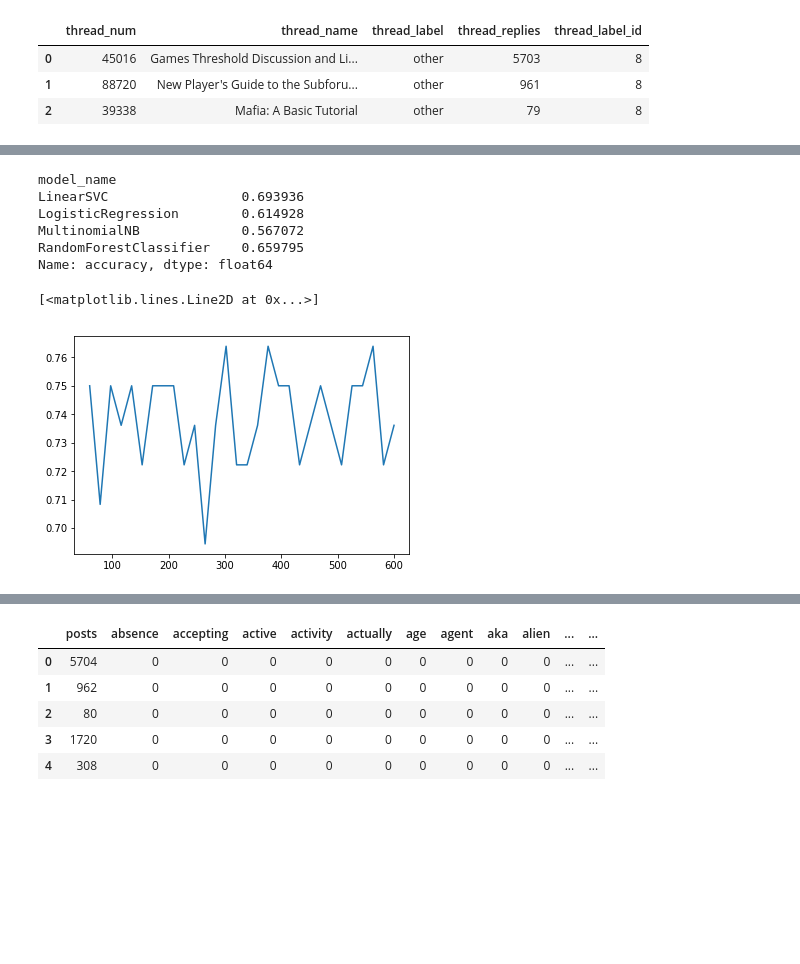
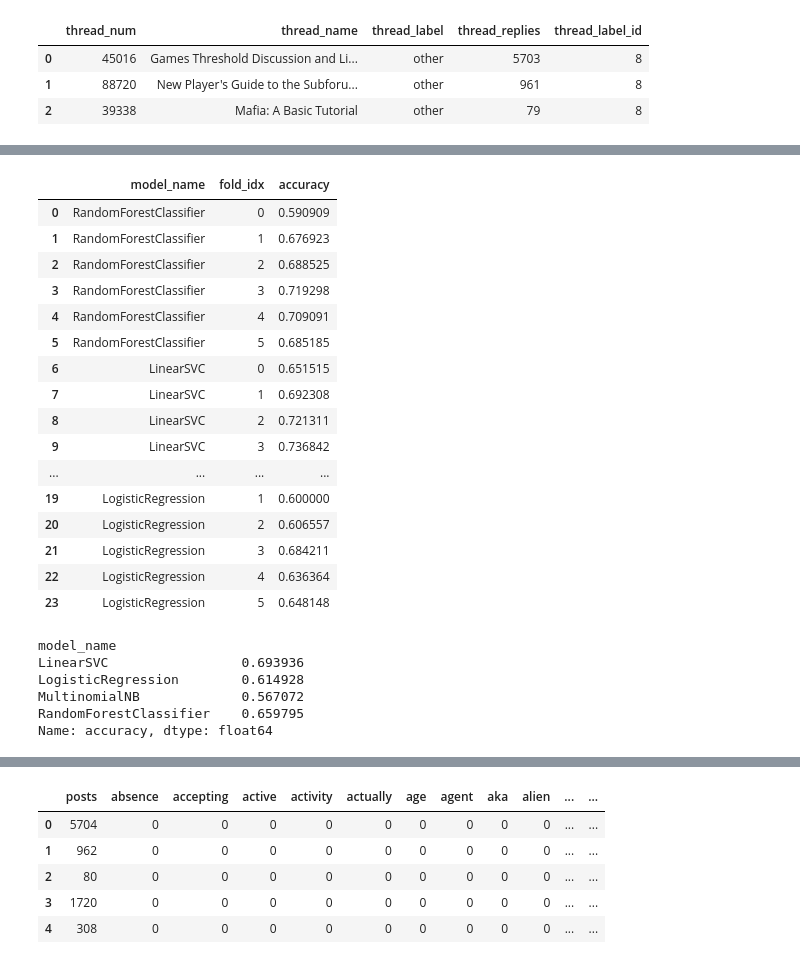
Before and after one commit to Nikishul/Kaggle-NMA-Competition, a Jupyter notebook: notebooks/Anatoly's Mafia prediction.ipynb, the cells around one changed output, grey strips where cells are left out. Drawn from its saved outputs; the diff is of its cells as text; code cells hidden in the pictures; blank space fills up the shorter version.

```diff
--- a/notebooks/Anatoly's Mafia prediction.ipynb
+++ b/notebooks/Anatoly's Mafia prediction.ipynb
@@ -150,2 +153,22 @@ RandomForestClassifier    0.675046
 Name: accuracy, dtype: float64
+# %%
+cv_df
+# %% [output]
+|  | model_name | fold_idx | accuracy |
+| 0 | RandomForestClassifier | 0 | 0.590909 |
+| 1 | RandomForestClassifier | 1 | 0.676923 |
+| 2 | RandomForestClassifier | 2 | 0.688525 |
+| 3 | RandomForestClassifier | 3 | 0.719298 |
+| 4 | RandomForestClassifier | 4 | 0.709091 |
+| 5 | RandomForestClassifier | 5 | 0.685185 |
+| 6 | LinearSVC | 0 | 0.651515 |
+| 7 | LinearSVC | 1 | 0.692308 |
+| 8 | LinearSVC | 2 | 0.721311 |
+| 9 | LinearSVC | 3 | 0.736842 |
+| ... | ... | ... | ... |
+| 19 | LogisticRegression | 1 | 0.600000 |
+| 20 | LogisticRegression | 2 | 0.606557 |
+| 21 | LogisticRegression | 3 | 0.684211 |
+| 22 | LogisticRegression | 4 | 0.636364 |
+| 23 | LogisticRegression | 5 | 0.648148 |
 # %%
@@ -195,6 +218 @@ y_pred = model.predict(test_data_features)
 #print(accuracy_score(y_pred, y_val))
-# %%
-plt.plot(l,k)
-# %% [output]
-[<matplotlib.lines.Line2D at 0x...>]
-[figure, removed]
```
Also changed, not shown: parts of 16 cells of this notebook, 3 other files.
